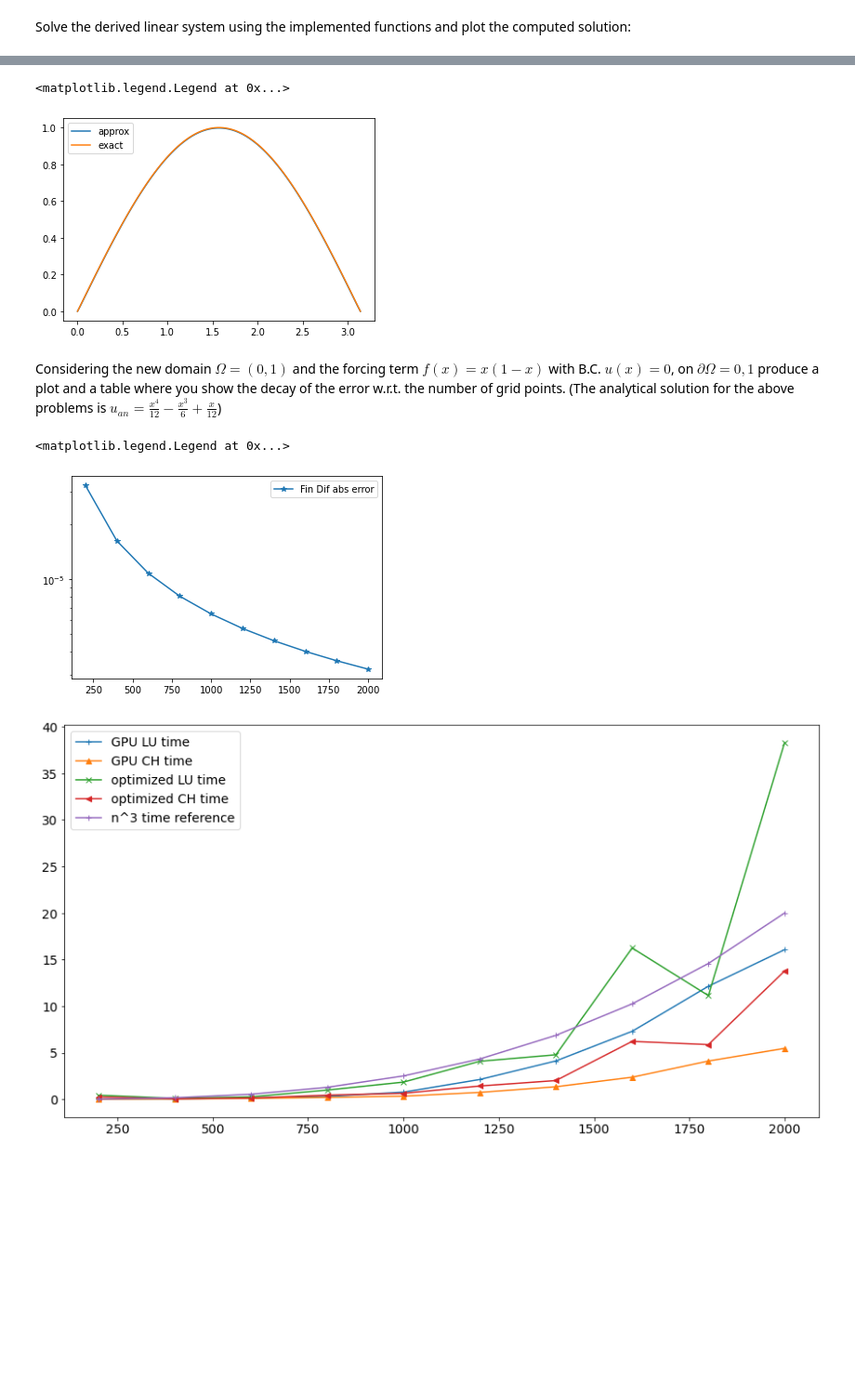
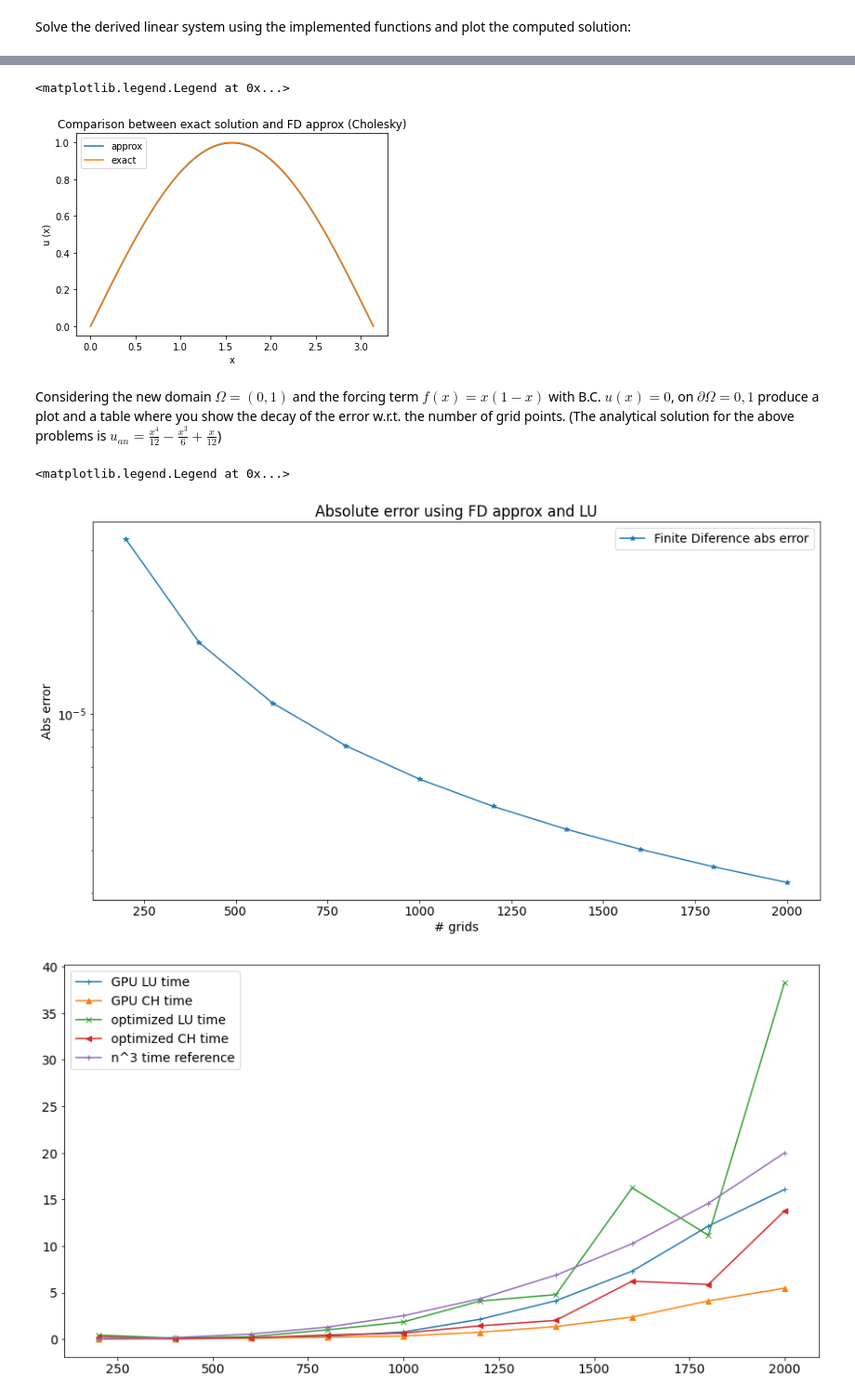
Before and after one commit to AlexTru96/numerical-analysis-2021-2022, a Jupyter notebook: FinalProject_2021_2022.ipynb, the cells around one changed output, grey strips where cells are left out. Shown at 93% size. Drawn from its saved outputs; the diff is of its cells as text; code cells hidden in the pictures; blank space fills up the shorter version.

```diff
--- a/FinalProject_2021_2022.ipynb
+++ b/FinalProject_2021_2022.ipynb
@@ -287,10 +287,13 @@ sol = LU_solve(RT, R, b)
 # check
 plt.plot(x_v,sol,label="approx")
 plt.plot(x_v,sol_ex,label="exact")
+plt.title("Comparison between exact solution and FD approx (Cholesky)")
+plt.xlabel("x")
+plt.ylabel("u (x)")
 plt.legend(loc="upper left")
 # %% [output]
 <matplotlib.legend.Legend at 0x...>
-[figure, old version]
+[figure, new version]
 # %% [markdown]
 Considering the new domain $\Omega = (0,1)$ and the forcing term $f(x) = x(1-x)$ with B.C. $u(x) = 0$, on $\partial \Omega = {0,1}$ produce a plot and a table where you show the decay of the error w.r.t. the number of grid points.
 (The analytical solution for the above problems is $u_{an} = \frac{x^4}{12} - \frac{x^3}{6} + \frac{x}{12}$)
@@ -318,20 +321,25 @@ def method_errors(f, omega, bc, N, stride, method):
 
     return n_grid,errors,time_spent
 # %%
+plt.rc('font', size=14)
+plt.figure(figsize=(15,8))
 omega = [0,1]
 bc = [0,0]
 f = lambda x: x*(1-x)  #using lambda functions
-#n_grid,errors_LU,time_LU = method_errors(f,omega, bc, 2000,200,LU)
+n_grid,errors_LU,time_LU = method_errors(f,omega, bc, 2000,200,LU)
 #_,_,time_CH = method_errors(f,omega, bc, 2000,200,cholesky)
 #_,_,time_optLU = method_errors(f,omega, bc, 2000,200,LU)
 #_,_,time_optCH = method_errors(f,omega, bc, 2000,200,cholesky)
 #using_GPU=1
-_,_,time_gpuLU = method_errors(f,omega, bc, 2000,200,LU)
-_,_,time_gpuCH = method_errors(f,omega, bc, 2000,200,cholesky)
+#_,_,time_gpuLU = method_errors(f,omega, bc, 2000,200,LU)
+#_,_,time_gpuCH = method_errors(f,omega, bc, 2000,200,cholesky)
 plt.plot(n_grid, errors_LU, '*-',label="Finite Diference abs error")
+plt.title("Absolute error using FD approx and LU")
+plt.xlabel("# grids")
+plt.ylabel("Abs error")
 plt.semilogy()
 plt.legend()
 # %% [output]
 <matplotlib.legend.Legend at 0x...>
-[figure, old version]
+[figure, new version]
 # %%
```
Also changed, not shown: parts of 29 cells of this notebook.
